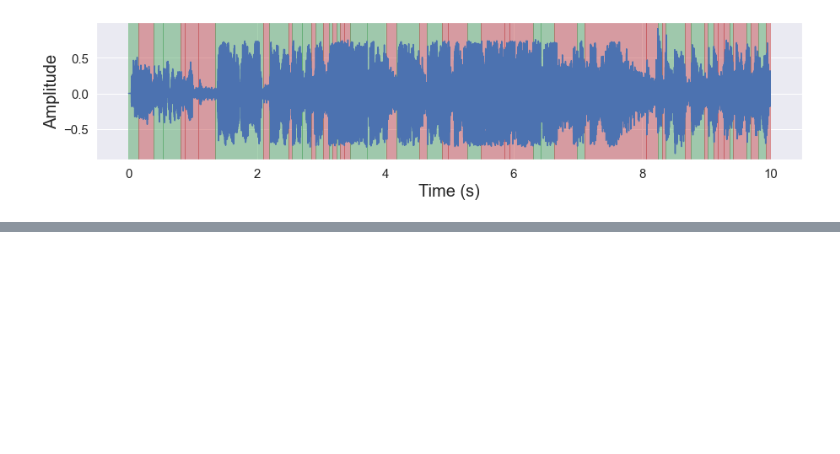
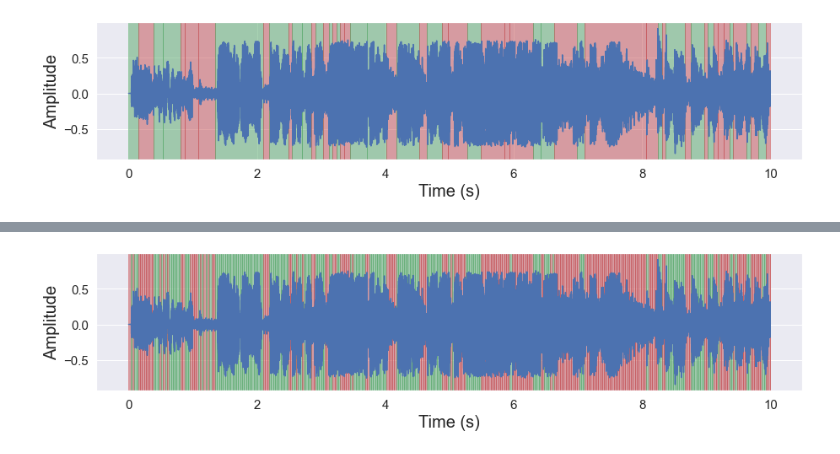
Before and after one commit to mesolitica/malaya-speech, a Jupyter notebook: example/vad/load-vad.ipynb, the cells around one changed output, grey strips where cells are left out. Drawn from its saved outputs; the diff is of its cells as text; code cells hidden in the pictures; blank space fills up the shorter version.

```diff
--- a/example/vad/load-vad.ipynb
+++ b/example/vad/load-vad.ipynb
@@ -324,0 +356,4 @@ malaya_speech.extra.visualization.visualize_vad(y, grouped_deep_threshold, sr)
+# %%
+%%time
+
+frames_deep_v2 = [(frame, model_v2(frame)) for frame in frames]
@@ -324,0 +370,4 @@ malaya_speech.extra.visualization.visualize_vad(y, grouped_deep_threshold, sr)
+# %%
+malaya_speech.extra.visualization.visualize_vad(y, frames_deep_v2, sr)
+# %% [output]
+[figure, added]
```
Also changed, not shown: parts of 22 cells of this notebook, 42 other files.
